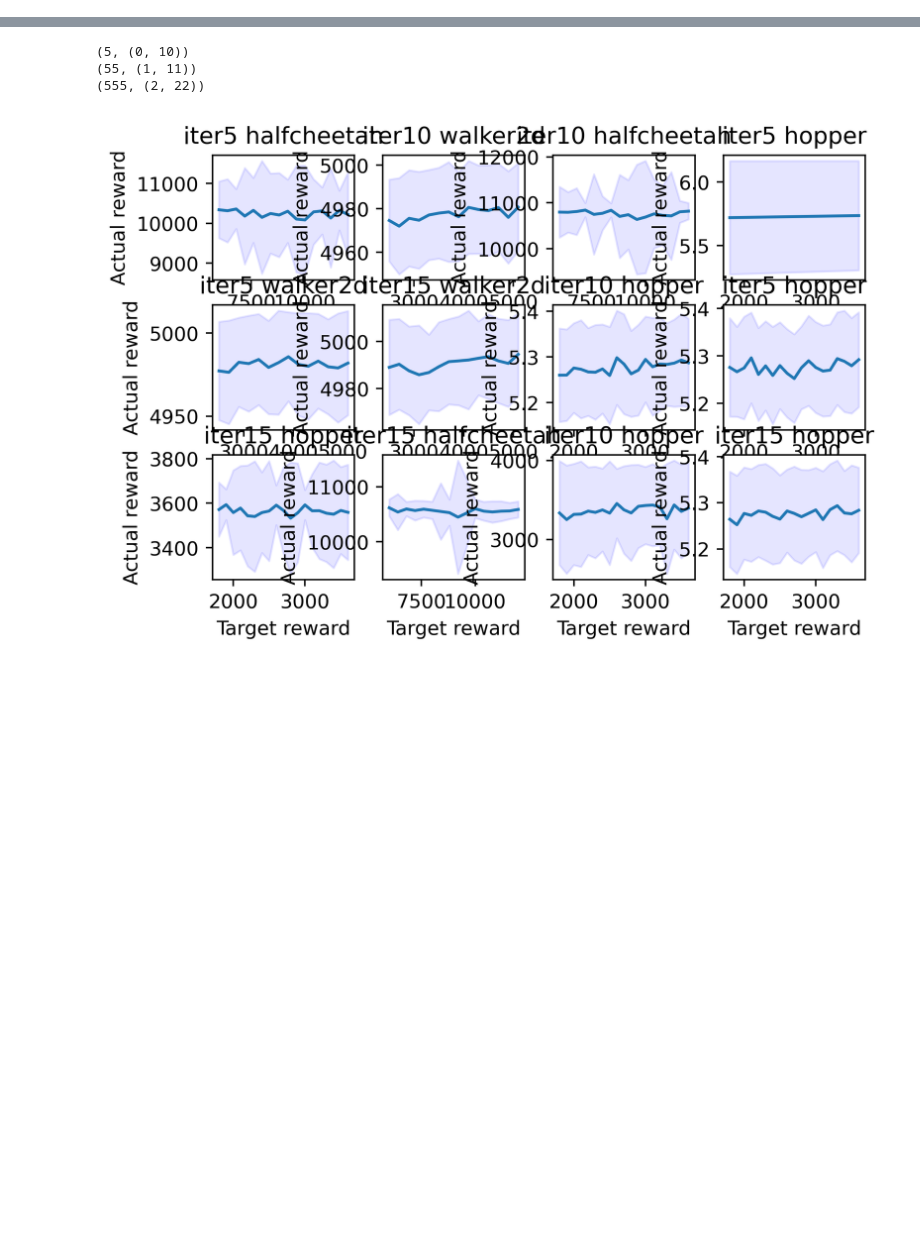
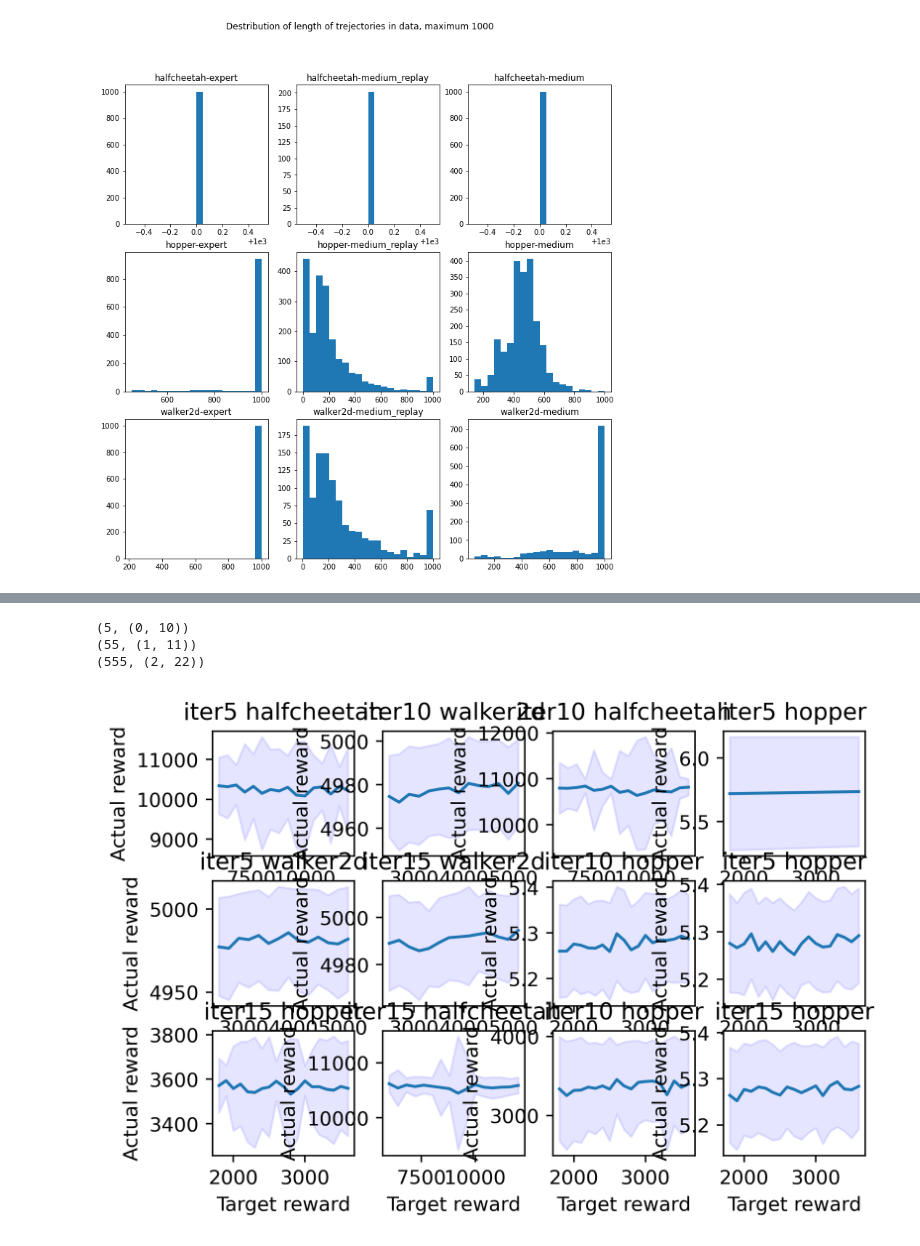
Before and after one commit to TheGoldenChicken/decision_transformer, a Jupyter notebook: gym/data_analysis.ipynb, the cells around one changed output, grey strips where cells are left out. Drawn from its saved outputs; the diff is of its cells as text; code cells hidden in the pictures; blank space fills up the shorter version.

Commit message:
laid baseline for reward splitting

```diff
--- a/gym/data_analysis.ipynb
+++ b/gym/data_analysis.ipynb
@@ -6,0 +9,11 @@ import pickle
+# %%
+train_data = dict()
+
+envs = ['halfcheetah', 'hopper', 'walker2d']
+datasets = ['expert', 'medium_replay', 'medium']
+data_features = ['observations', 'next_observations', 'actions', 'rewards', 'terminals']
+
+for e in envs:
+    for d in datasets:
+        with open(f'./data/{e}-{d}-v2.pkl', 'rb') as f:
+            train_data[f'{e}-{d}'] = pickle.load(f)
@@ -6,0 +100,13 @@ import pickle
+# %%
+fig, axs = plt.subplots(3, 3, figsize=(12, 12)) # note that halfcheetah does not terminate early, has no "survive" feature
+fig.suptitle('Destribution of length of trejectories in data, maximum 1000')
+
+for ax, (key, data) in zip(axs.flatten(), train_data.items()):
+    env, dataset = key.split('-')
+    lengths = [len(data['rewards']) for data in train_data[key]]
+    ax.set_title(key)
+    ax.hist(lengths, bins=20)
+
+plt.show()
+# %% [output]
+[figure, added]
```
Also changed, not shown: parts of 10 cells of this notebook, 1 other file.
